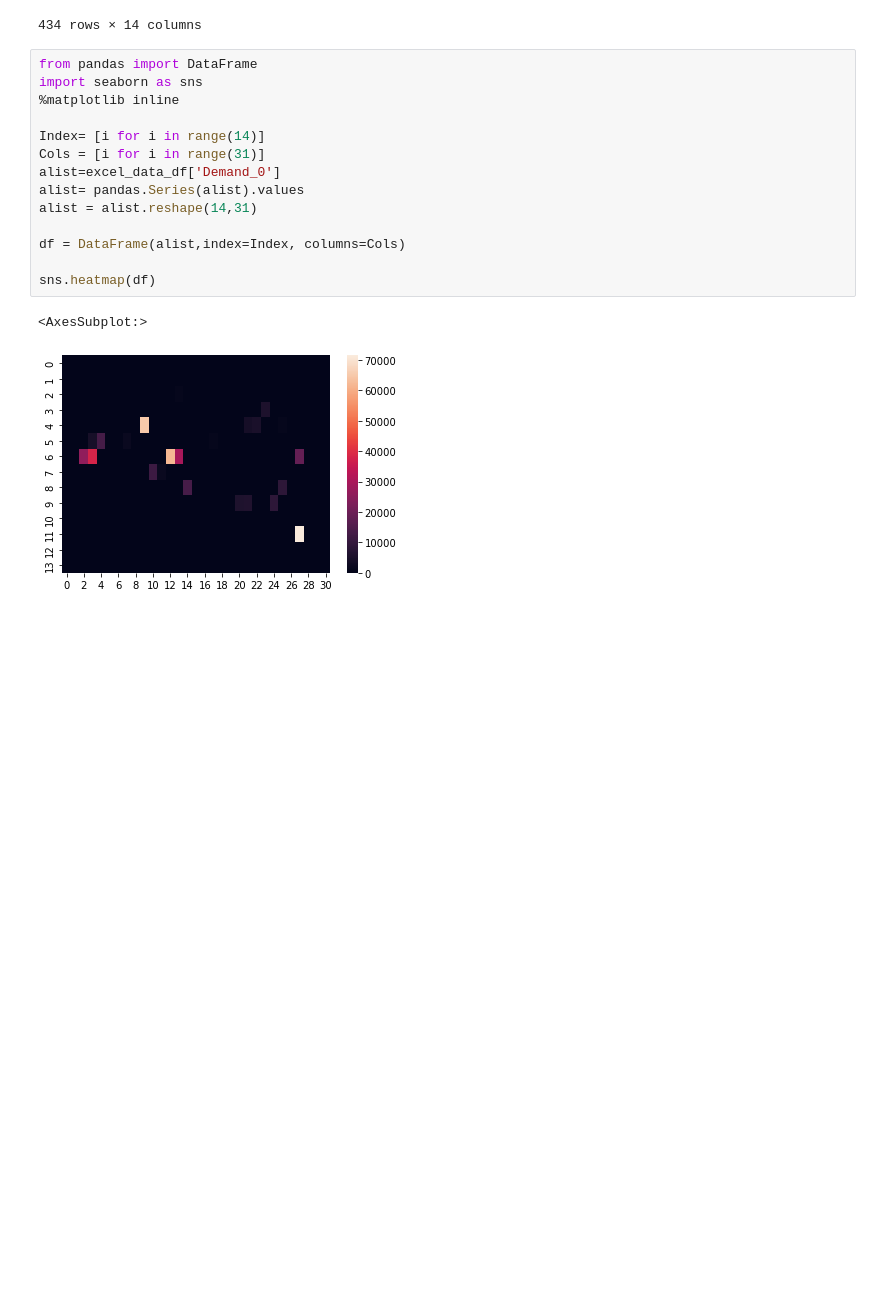
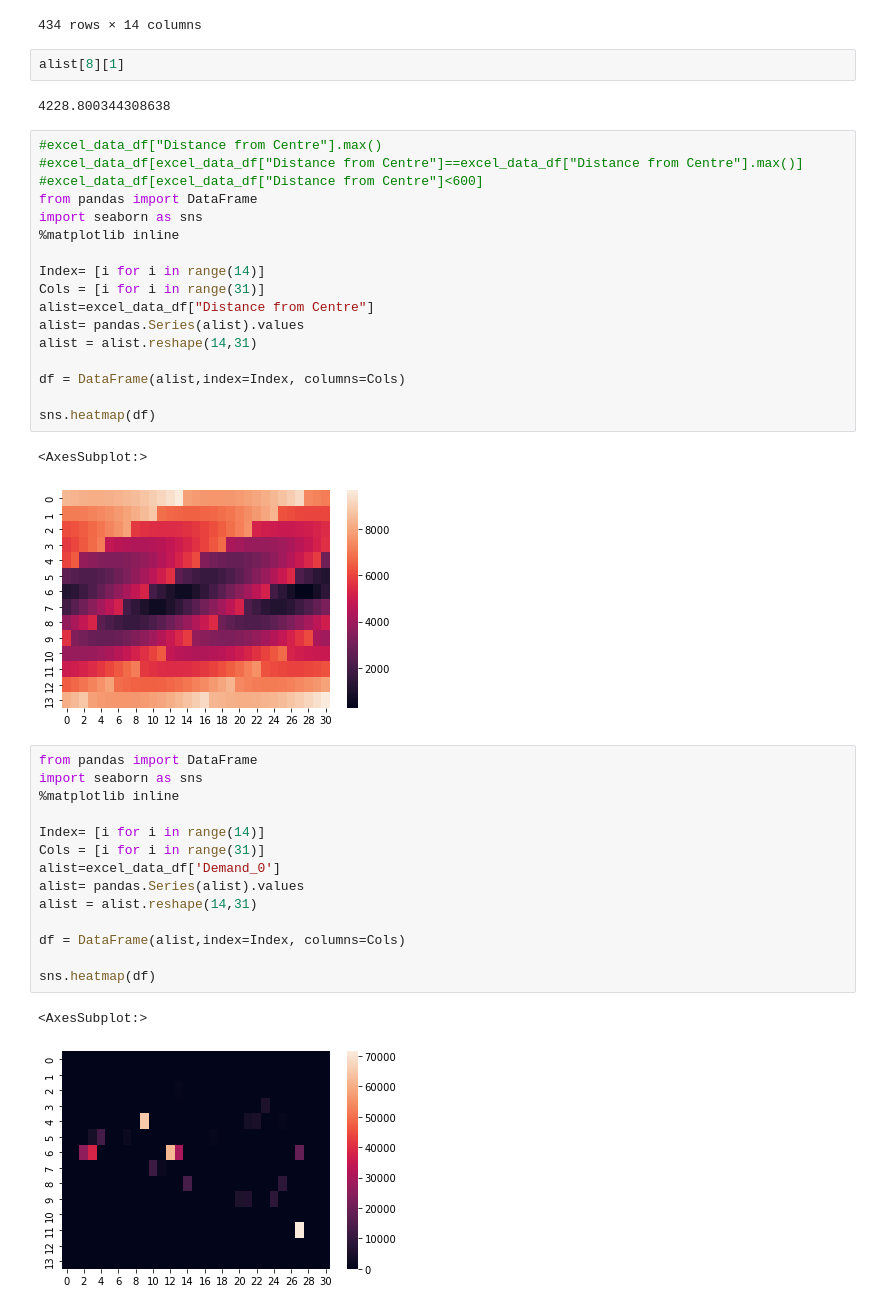
Before and after one commit to simocc/MMCS_project, a Jupyter notebook: preliminary_data_viz..ipynb, the cells around one changed output. Drawn from its saved outputs; the diff is of its cells as text; blank space fills up the shorter version.

```diff
--- a/preliminary_data_viz..ipynb
+++ b/preliminary_data_viz..ipynb
@@ -17,6 +17,30 @@ excel_data_df
 | 432 | 433 | POLYGON ((-2.841831386667599 56.5... | 0 | 0 | 0 | ... |
 | 433 | 434 | POLYGON ((-2.841939968369799 56.5... | 0 | 0 | 0 | ... |
 434 rows × 14 columns
+# %%
+alist[8][1]
+# %% [output]
+4228.800344308638
+# %%
+#excel_data_df["Distance from Centre"].max()
+#excel_data_df[excel_data_df["Distance from Centre"]==excel_data_df["Distance from Centre"].max()]
+#excel_data_df[excel_data_df["Distance from Centre"]<600]
+from pandas import DataFrame
+import seaborn as sns
+%matplotlib inline
+
+Index= [i for i in range(14)]
+Cols = [i for i in range(31)]
+alist=excel_data_df["Distance from Centre"]
+alist= pandas.Series(alist).values
+alist = alist.reshape(14,31)
+
+df = DataFrame(alist,index=Index, columns=Cols)
+
+sns.heatmap(df)
+# %% [output]
+<AxesSubplot:>
+[figure, added]
 # %%
 from pandas import DataFrame
 import seaborn as sns
```
Also changed, not shown: 1 other file.
